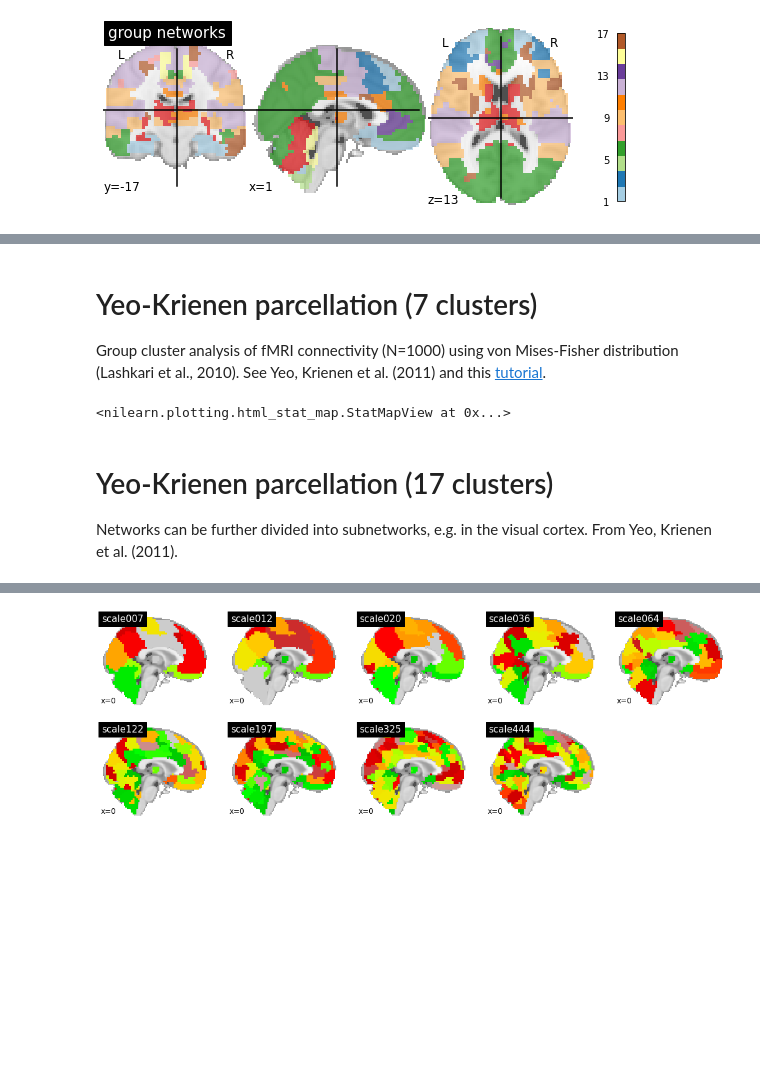
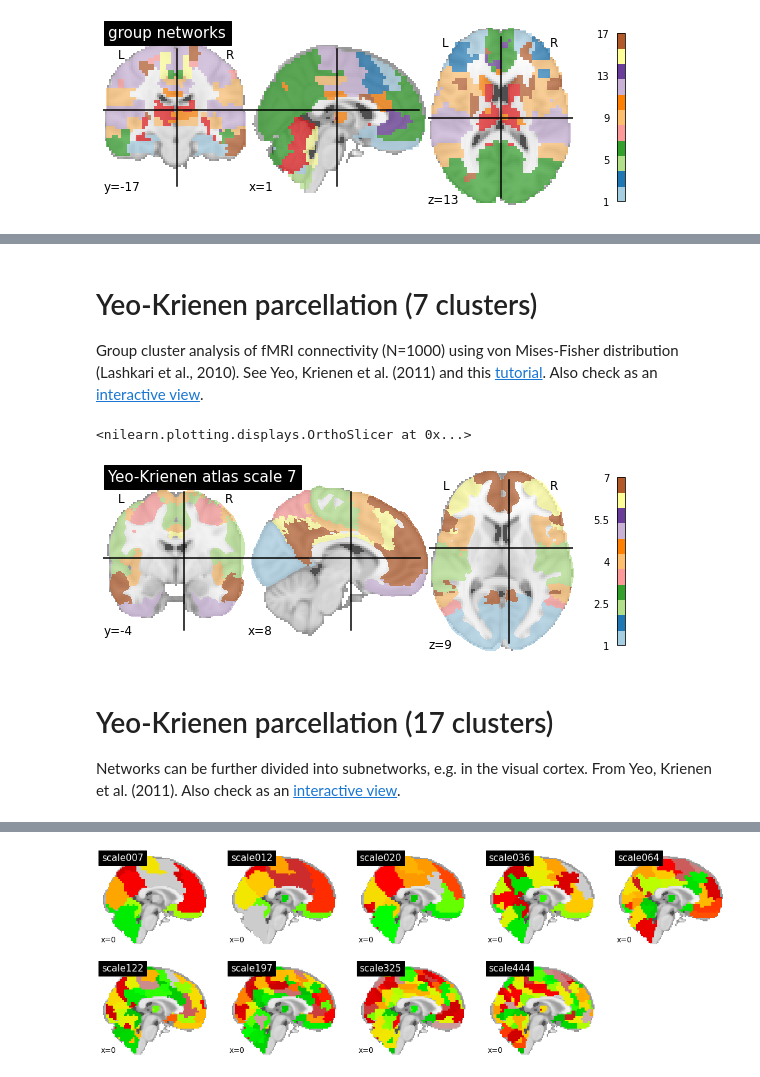
Before and after one commit to pbellec/functional_parcellation, a Jupyter notebook: functional_parcellation_intro.ipynb, the cells around one changed output, grey strips where cells are left out. Saved outputs shown, nothing was run; the diff lists cells and outputs as text; code cells hidden in the pictures; blank space fills up the shorter version.

```diff
--- a/functional_parcellation_intro.ipynb
+++ b/functional_parcellation_intro.ipynb
@@ -286,17 +284,18 @@ Networks can also be merged into reliable “exogeneous” vs “endogeneous”
 </center>
 # %% [markdown]
 # Yeo-Krienen parcellation (7 clusters)
-Group cluster analysis of fMRI connectivity (N=1000) using von Mises-Fisher distribution (Lashkari et al., 2010). See Yeo, Krienen et al. (2011) and this [tutorial](http://nilearn.github.io/auto_examples/04_manipulating_images/plot_extract_regions_labels_image.html#sphx-glr-auto-examples-04-manipulating-images-plot-extract-regions-labels-image-py).
+Group cluster analysis of fMRI connectivity (N=1000) using von Mises-Fisher distribution (Lashkari et al., 2010). See Yeo, Krienen et al. (2011) and this [tutorial](http://nilearn.github.io/auto_examples/04_manipulating_images/plot_extract_regions_labels_image.html#sphx-glr-auto-examples-04-manipulating-images-plot-extract-regions-labels-image-py). Also check as an <a href="Yeo-Krienen atlas scale 7.html">interactive view</a>.
 # %%
 # Let's plot the Yeo-Krienen 7 clusters parcellation
 from nilearn import plotting
-plotting.view_img(atlas_yeo.thick_7, title='Yeo-Krienen atlas scale 7',
-                  cut_coords=(8, -4, 9), colorbar=True, cmap='Paired', symmetric_cmap=False, threshold=0)
+plotting.plot_roi(atlas_yeo.thick_7, title='Yeo-Krienen atlas scale 7',
+                  cut_coords=(8, -4, 9), colorbar=True, cmap='Paired')
 # %% [output]
-<nilearn.plotting.html_stat_map.StatMapView at 0x...>
+<nilearn.plotting.displays.OrthoSlicer at 0x...>
+[figure, added]
 # %% [markdown]
 # Yeo-Krienen parcellation (17 clusters)
-Networks can be further divided into subnetworks, e.g. in the visual cortex. From Yeo, Krienen et al. (2011).
+Networks can be further divided into subnetworks, e.g. in the visual cortex. From Yeo, Krienen et al. (2011). Also check as an <a href="Yeo-Krienen atlas scale 17.html">interactive view</a>.
 # %%
 # Let's plot the Yeo-Krienen 7 clusters parcellation
 from nilearn import plotting
```
Also changed, not shown: parts of 19 cells of this notebook, 3 other files.
